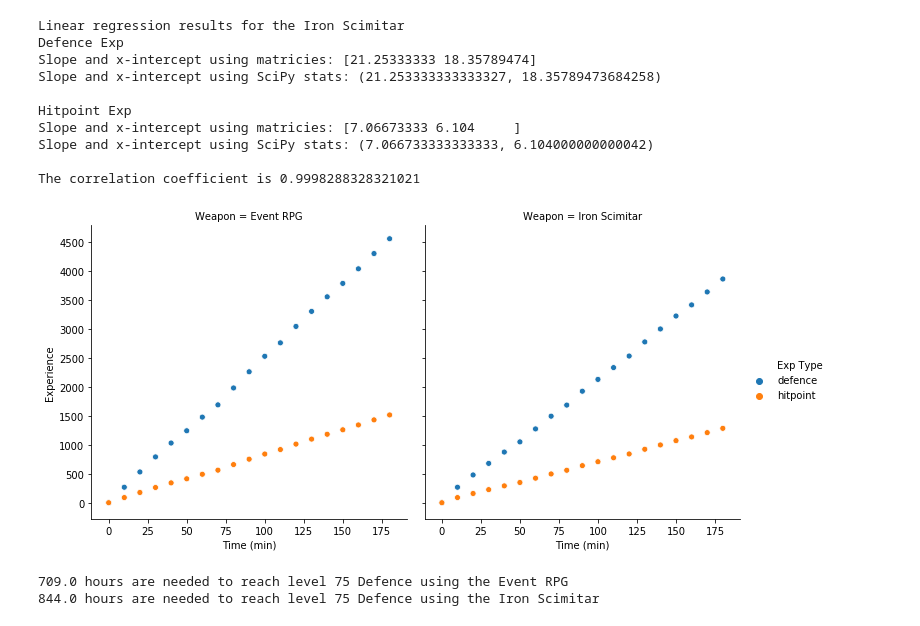
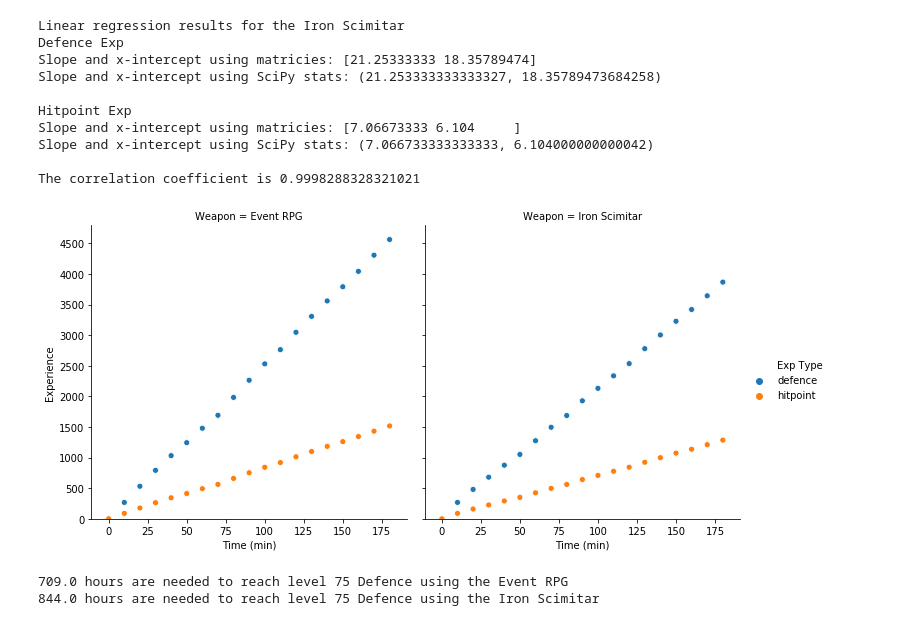
Before and after one commit to ys-lin14/OSRS-Analysis, a Jupyter notebook: linear_regression.ipynb, the cells around one changed output. Drawn from its saved outputs; the diff is of its cells as text; code cells hidden in the pictures.

```diff
--- a/linear_regression.ipynb
+++ b/linear_regression.ipynb
@@ -147,18 +178,18 @@ Slope and x-intercept using SciPy stats: (7.066733333333333, 6.104000000000042)
 
 The correlation coefficient is 0.9998288328321021
 # %%
-# visualize data
 exp_scatter = sns.relplot(x = "Time (min)",
                           y = "Exp Gained",
                           hue = "Exp Type",
                           col = "Weapon",
                           data = combined_df)
 
 exp_scatter.set(xlabel = "Time (min)",
                 ylabel = "Experience",
                 yticks = range(0, 5000, 500))
 
+plt.ylim(0, None)
 plt.show()
 # %% [output]
-[figure, old version]
+[figure, new version]
 # %%
```
Also changed, not shown: parts of 10 cells of this notebook.
